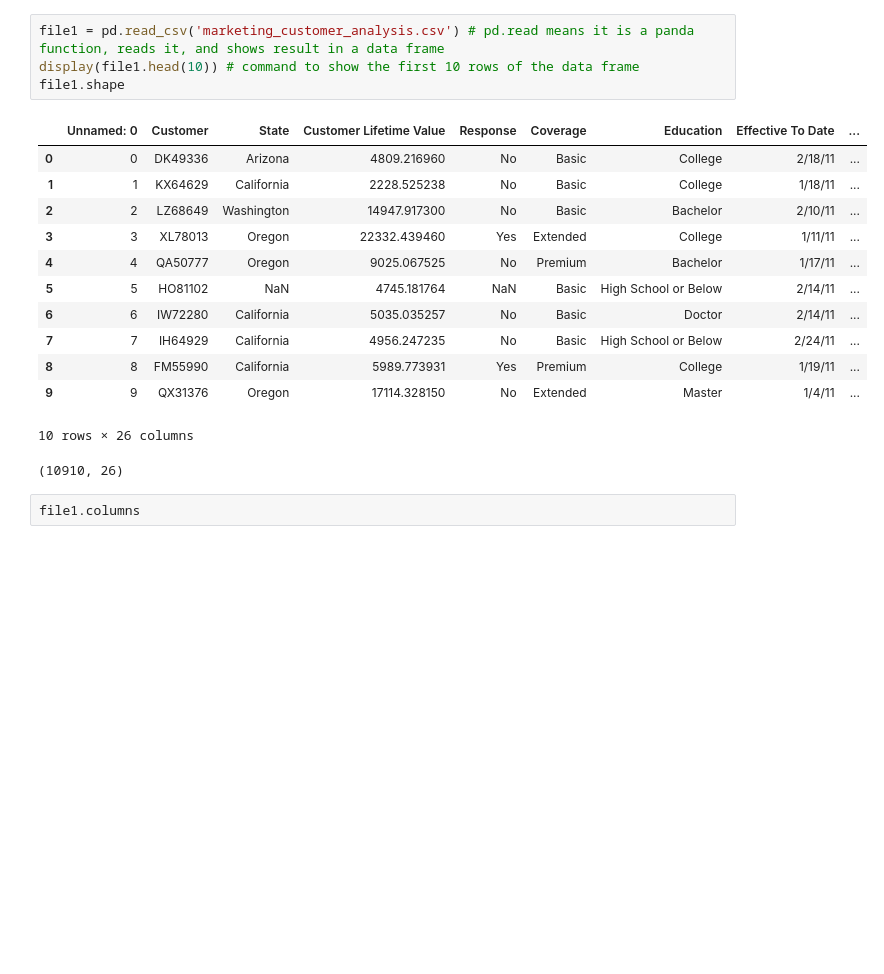
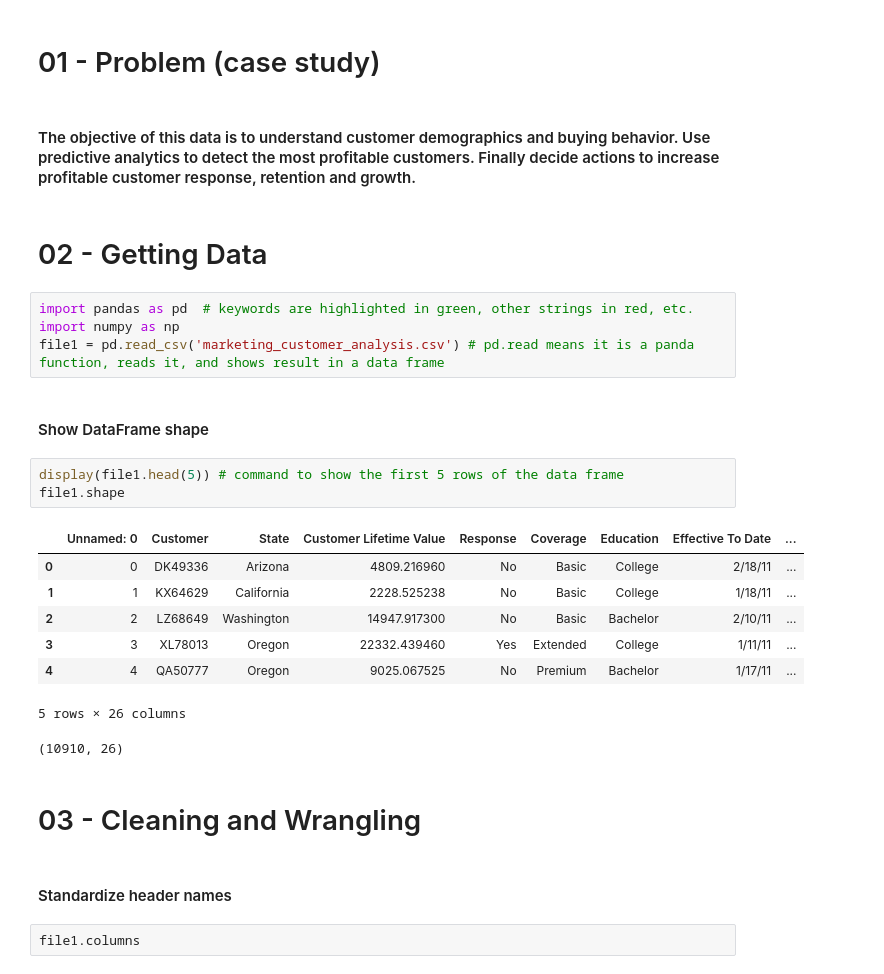
Before and after one commit to adrianlarrea/lab-customer-analysis-round-2, a Jupyter notebook: files_for_lab/csv_files/Lab 2.ipynb, the cells around one changed output. Saved outputs shown, nothing was run; the diff lists cells and outputs as text; blank space fills up the shorter version.

```diff
--- a/files_for_lab/csv_files/Lab 2.ipynb
+++ b/files_for_lab/csv_files/Lab 2.ipynb
@@ -4,21 +1,31 @@ import numpy as np
+# %% [markdown]
+# 01 - Problem (case study)
+# %% [markdown]
+#### The objective of this data is to understand customer demographics and buying behavior. Use predictive analytics to detect the most profitable customers. Finally decide actions to increase profitable customer response, retention and growth.
+# %% [markdown]
+# 02 - Getting Data
+# %%
+import pandas as pd  # keywords are highlighted in green, other strings in red, etc.
+import numpy as np
+file1 = pd.read_csv('marketing_customer_analysis.csv') # pd.read means it is a panda function, reads it, and shows result in a data frame
+# %% [markdown]
+#### Show DataFrame shape
 # %%
-file1 = pd.read_csv('marketing_customer_analysis.csv') # pd.read means it is a panda function, reads it, and shows result in a data frame
-display(file1.head(10)) # command to show the first 10 rows of the data frame
+display(file1.head(5)) # command to show the first 5 rows of the data frame
 file1.shape
 # %% [output]
 |  | Unnamed: 0 | Customer | State | Customer Lifetime Value | Response | Coverage | Education | Effective To Date | ... |
 | 0 | 0 | DK49336 | Arizona | 4809.216960 | No | Basic | College | 2/18/11 | ... |
 | 1 | 1 | KX64629 | California | 2228.525238 | No | Basic | College | 1/18/11 | ... |
 | 2 | 2 | LZ68649 | Washington | 14947.917300 | No | Basic | Bachelor | 2/10/11 | ... |
 | 3 | 3 | XL78013 | Oregon | 22332.439460 | Yes | Extended | College | 1/11/11 | ... |
 | 4 | 4 | QA50777 | Oregon | 9025.067525 | No | Premium | Bachelor | 1/17/11 | ... |
-| 5 | 5 | HO81102 | NaN | 4745.181764 | NaN | Basic | High School or Below | 2/14/11 | ... |
-| 6 | 6 | IW72280 | California | 5035.035257 | No | Basic | Doctor | 2/14/11 | ... |
-| 7 | 7 | IH64929 | California | 4956.247235 | No | Basic | High School or Below | 2/24/11 | ... |
-| 8 | 8 | FM55990 | California | 5989.773931 | Yes | Premium | College | 1/19/11 | ... |
-| 9 | 9 | QX31376 | Oregon | 17114.328150 | No | Extended | Master | 1/4/11 | ... |
-10 rows × 26 columns
+5 rows × 26 columns
 (10910, 26)
+# %% [markdown]
+# 03 - Cleaning and Wrangling
+# %% [markdown]
+#### Standardize header names
 # %%
 file1.columns
 # %% [output]
```
Also changed, not shown: parts of 80 cells of this notebook, 4 other files.
